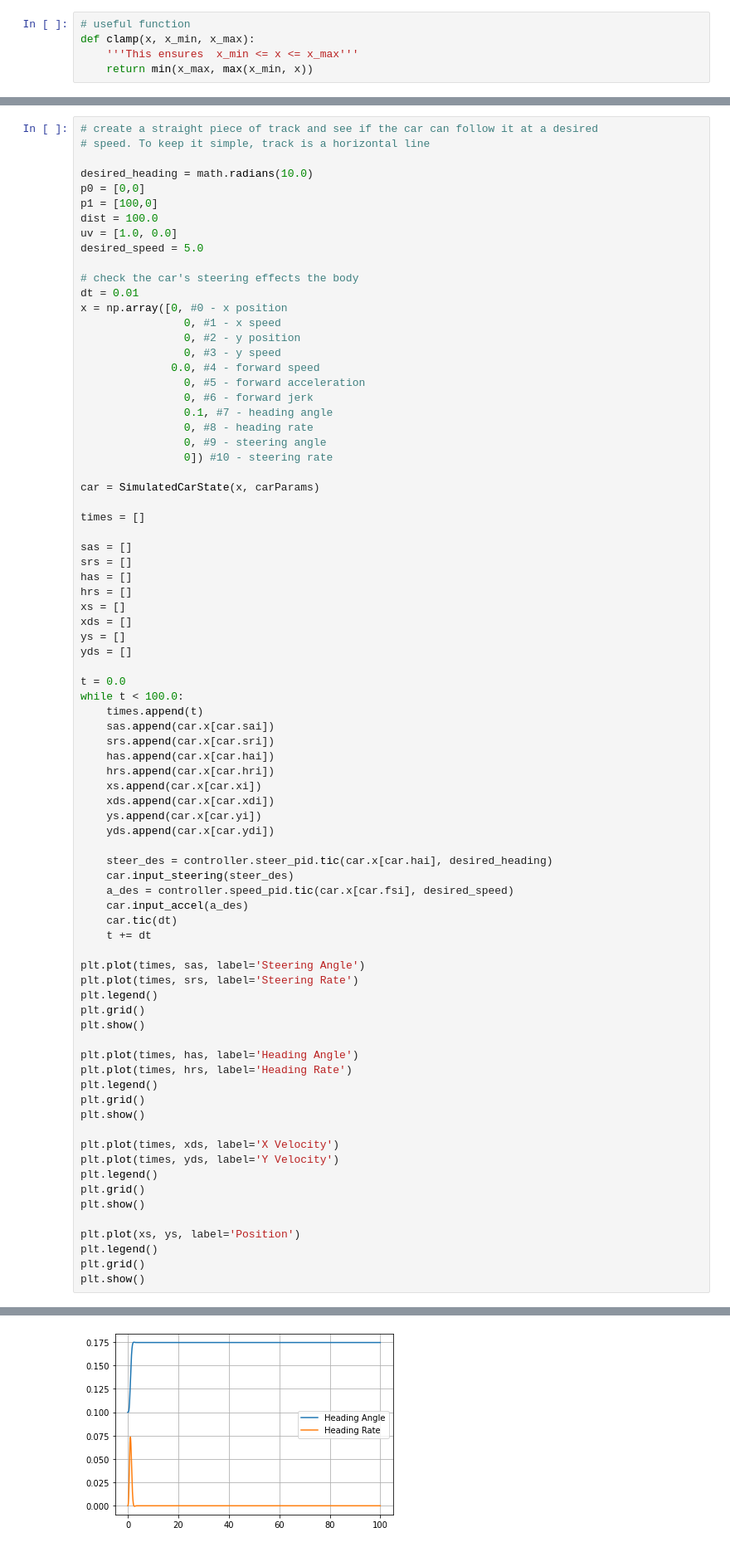
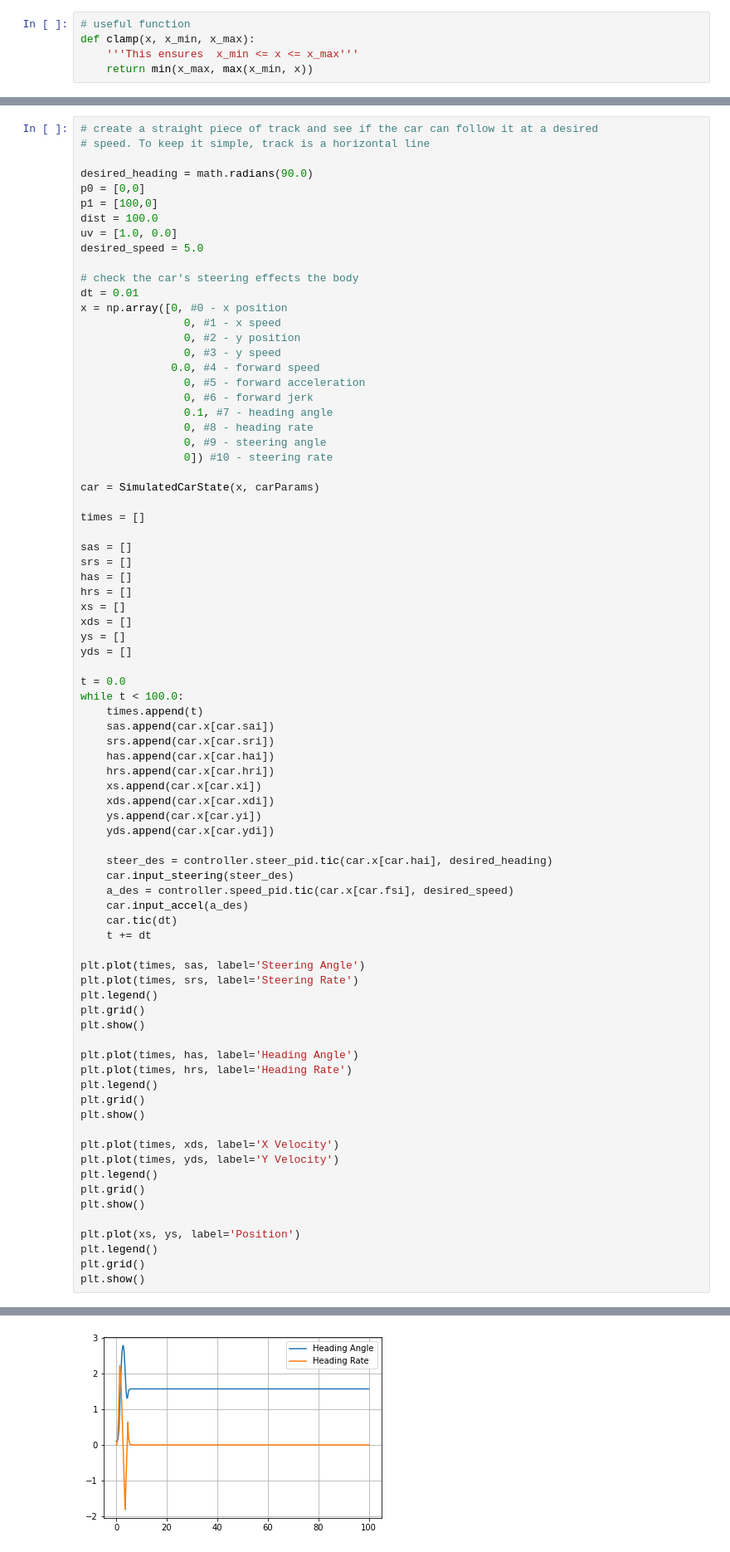
Before and after one commit to smithan7/not-so-dumb-rc-car, a Jupyter notebook: AutonomousCar/code/test_car_controller_on_set_points.ipynb, the cells around one changed output, grey strips where cells are left out. Shown at 83% size. Drawn from its saved outputs; the diff is of its cells as text.

```diff
--- a/AutonomousCar/code/test_car_controller_on_set_points.ipynb
+++ b/AutonomousCar/code/test_car_controller_on_set_points.ipynb
@@ -241,7 +242,7 @@ plt.show()
 # create a straight piece of track and see if the car can follow it at a desired
 # speed. To keep it simple, track is a horizontal line
 
-desired_heading = math.radians(10.0)
+desired_heading = math.radians(90.0)
 p0 = [0,0]
 p1 = [100,0]
 dist = 100.0
@@ -321 +322 @@ plt.show()
-[figure, old version]
+[figure, new version]
```
Also changed, not shown: parts of 4 cells of this notebook, 10 other files.
